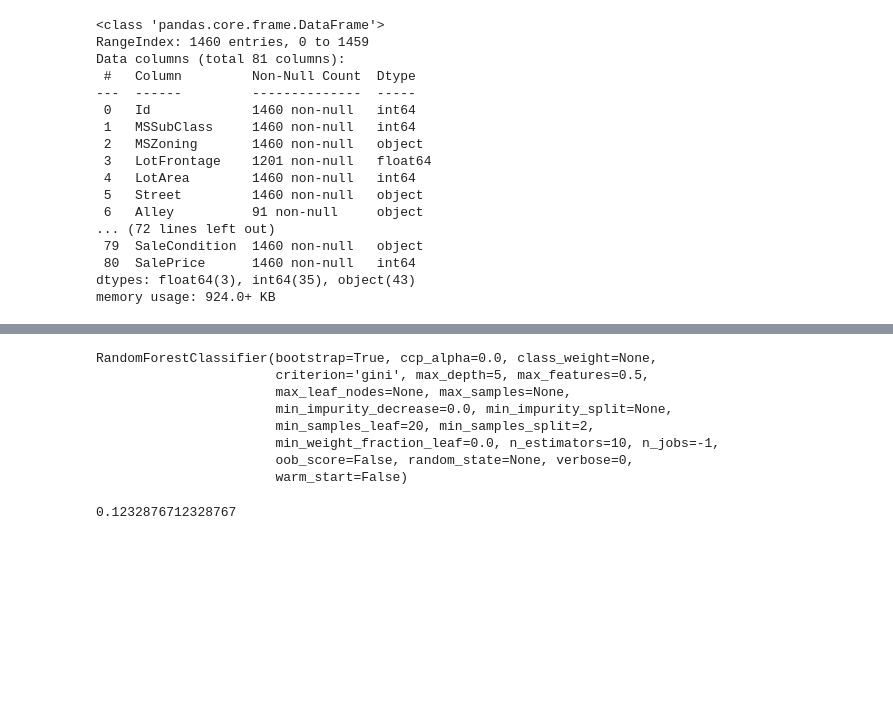
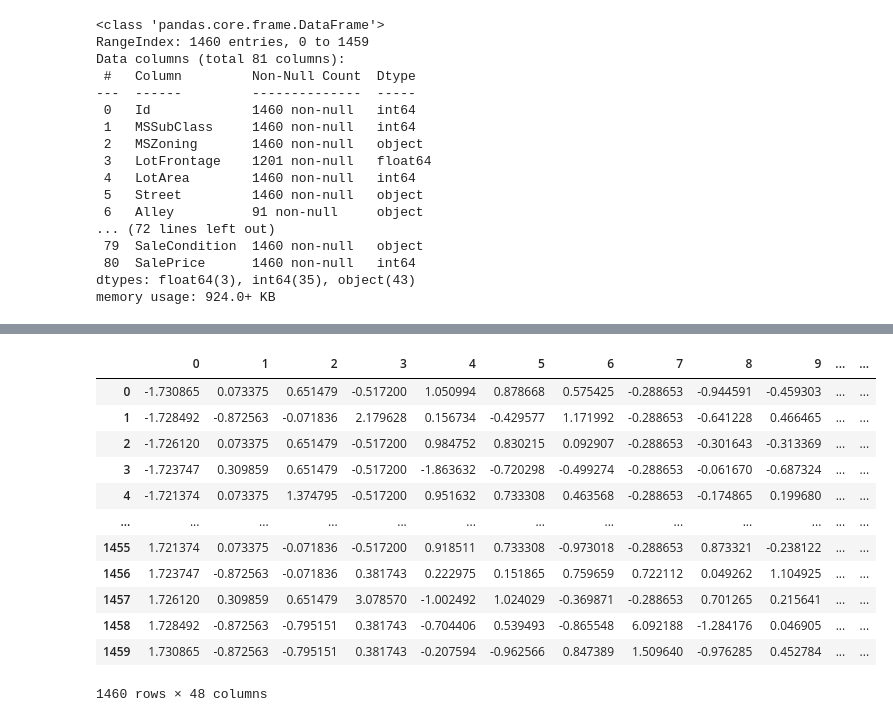
Before and after one commit to Denis-hap/pyda-9, a Jupyter notebook: Feature_Engineering_dz/12/dz_12.ipynb, the cells around one changed output, grey strips where cells are left out. Drawn from its saved outputs; the diff is of its cells as text; code cells hidden in the pictures; blank space fills up the shorter version.

```diff
--- a/Feature_Engineering_dz/12/dz_12.ipynb
+++ b/Feature_Engineering_dz/12/dz_12.ipynb
@@ -59,3 +100,24 @@ X.describe()
+# %%
+#Приводим данные к единой размерности
+from sklearn.preprocessing import StandardScaler
+ss = StandardScaler()
+X = pd.DataFrame(ss.fit_transform(X))
+
+X
+# %% [output]
+|  | 0 | 1 | 2 | 3 | 4 | 5 | 6 | 7 | 8 | 9 | ... | ... |
+| 0 | -1.730865 | 0.073375 | 0.651479 | -0.517200 | 1.050994 | 0.878668 | 0.575425 | -0.288653 | -0.944591 | -0.459303 | ... | ... |
+| 1 | -1.728492 | -0.872563 | -0.071836 | 2.179628 | 0.156734 | -0.429577 | 1.171992 | -0.288653 | -0.641228 | 0.466465 | ... | ... |
+| 2 | -1.726120 | 0.073375 | 0.651479 | -0.517200 | 0.984752 | 0.830215 | 0.092907 | -0.288653 | -0.301643 | -0.313369 | ... | ... |
+| 3 | -1.723747 | 0.309859 | 0.651479 | -0.517200 | -1.863632 | -0.720298 | -0.499274 | -0.288653 | -0.061670 | -0.687324 | ... | ... |
+| 4 | -1.721374 | 0.073375 | 1.374795 | -0.517200 | 0.951632 | 0.733308 | 0.463568 | -0.288653 | -0.174865 | 0.199680 | ... | ... |
+| ... | ... | ... | ... | ... | ... | ... | ... | ... | ... | ... | ... | ... |
+| 1455 | 1.721374 | 0.073375 | -0.071836 | -0.517200 | 0.918511 | 0.733308 | -0.973018 | -0.288653 | 0.873321 | -0.238122 | ... | ... |
+| 1456 | 1.723747 | -0.872563 | -0.071836 | 0.381743 | 0.222975 | 0.151865 | 0.759659 | 0.722112 | 0.049262 | 1.104925 | ... | ... |
+| 1457 | 1.726120 | 0.309859 | 0.651479 | 3.078570 | -1.002492 | 1.024029 | -0.369871 | -0.288653 | 0.701265 | 0.215641 | ... | ... |
+| 1458 | 1.728492 | -0.872563 | -0.795151 | 0.381743 | -0.704406 | 0.539493 | -0.865548 | 6.092188 | -1.284176 | 0.046905 | ... | ... |
+| 1459 | 1.730865 | -0.872563 | -0.795151 | 0.381743 | -0.207594 | -0.962566 | 0.847389 | 1.509640 | -0.976285 | 0.452784 | ... | ... |
+1460 rows × 48 columns
 # %%
 #Приводим данные к единой размерности
 from sklearn.preprocessing import StandardScaler
@@ -64,26 +126,3 @@ from sklearn.preprocessing import StandardScaler
 from sklearn.model_selection import train_test_split
 # %%
 mX_train, mX_test, my_train, my_test = train_test_split(X, y, test_size=0.3)
-# %%
-from sklearn.ensemble import RandomForestClassifier
-from sklearn.ensemble import BaggingClassifier
-from sklearn.tree import DecisionTreeClassifier
-
-clf_rf = RandomForestClassifier(n_estimators=10, max_depth=5, min_samples_leaf=20, max_features=0.5, n_jobs=-1)
-clf_rf.fit(mX_train, my_train)
-
-# bag_clf = BaggingClassifier(n_estimators=10, base_estimator=DecisionTreeClassifier(), n_jobs=-1)
-# bag_clf.fit(X_train, y_train)
-# %% [output]
-RandomForestClassifier(bootstrap=True, ccp_alpha=0.0, class_weight=None,
-                       criterion='gini', max_depth=5, max_features=0.5,
-                       max_leaf_nodes=None, max_samples=None,
-                       min_impurity_decrease=0.0, min_impurity_split=None,
-                       min_samples_leaf=20, min_samples_split=2,
-                       min_weight_fraction_leaf=0.0, n_estimators=10, n_jobs=-1,
-                       oob_score=False, random_state=None, verbose=0,
-                       warm_start=False)
-# %%
-clf_rf.score(mX_train, my_train)
-# %% [output]
-0.1232876712328767
```
Also changed, not shown: parts of 44 cells of this notebook.
